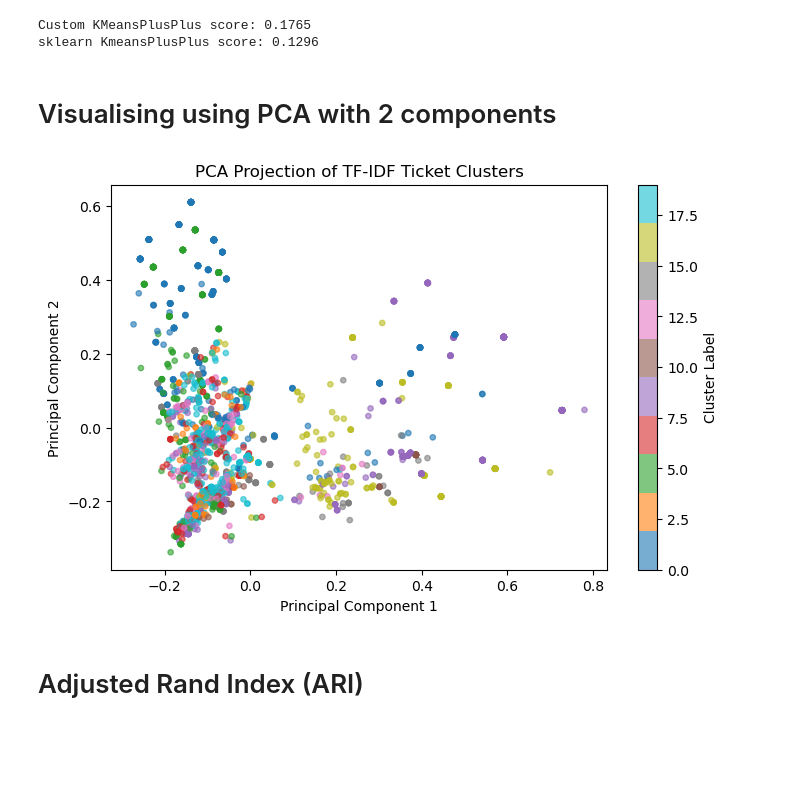
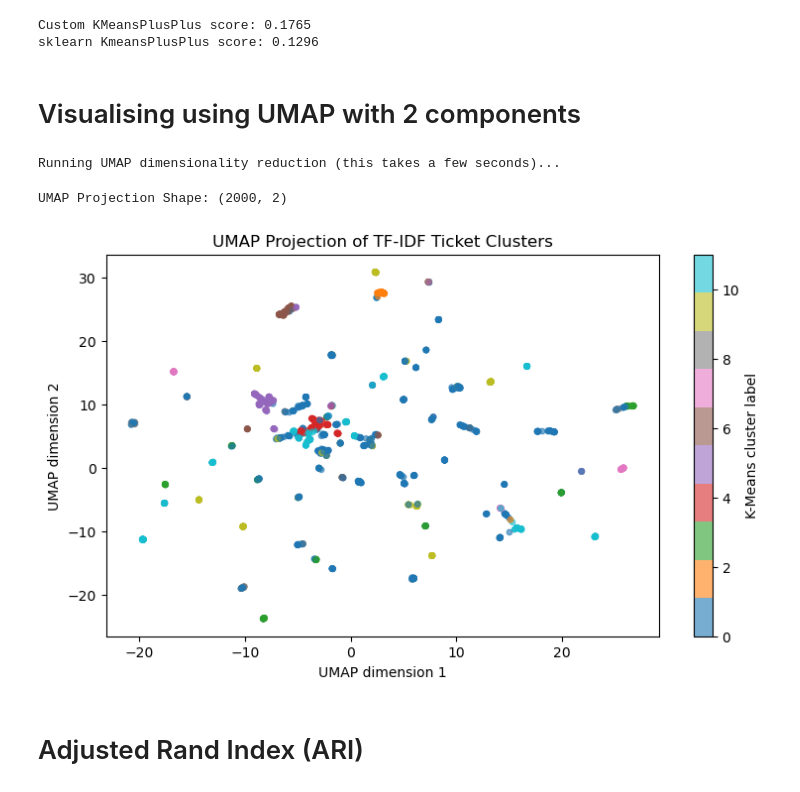
Before and after one commit to Sathwik-007/ticket-intelligence, a Jupyter notebook: notebooks/03_kmeans_scratch.ipynb, the cells around one changed output. Saved outputs shown, nothing was run; the diff lists cells and outputs as text; code cells hidden in the pictures; blank space fills up the shorter version.

```diff
--- a/notebooks/03_kmeans_scratch.ipynb
+++ b/notebooks/03_kmeans_scratch.ipynb
@@ -285,24 +285,57 @@ print(f'sklearn KmeansPlusPlus score: {sklearn_sil_score:.4f}')
 Custom KMeansPlusPlus score: 0.1765
 sklearn KmeansPlusPlus score: 0.1296
 # %% [markdown]
-# Visualising using PCA with 2 components
+# Visualising using UMAP with 2 components
 # %%
-from sklearn.decomposition import PCA
+from matplotlib import pyplot as plt
+import umap
 
-pca = PCA(n_components=2, random_state=42)
-X_pca = pca.fit_transform(X)
+umap_reducer = umap.UMAP(
+    n_components=2,
+    metric='cosine',
+    min_dist=0.1,
+    n_neighbors=15,
+    random_state=42
+)
 
-plt.figure(figsize=(8, 5))
-# Scatter plot, colored by the K-Means labels
-scatter = plt.scatter(X_pca[:, 0], X_pca[:, 1], c=model.labels, cmap='tab10', alpha=0.6, s=15)
+print("Running UMAP dimensionality reduction (this takes a few seconds)...")
+X_umap = umap_reducer.fit_transform(X)
+print(f"UMAP Projection Shape: {X_umap.shape}")
 
-plt.title("PCA Projection of TF-IDF Ticket Clusters")
-plt.xlabel("Principal Component 1")
-plt.ylabel("Principal Component 2")
-plt.colorbar(scatter, label="Cluster Label")
+plt.figure(figsize=(9,5))
+scatter = plt.scatter(
+    X_umap[:, 0],
+    X_umap[:, 1],
+    c=km.fit_predict(X),
+    cmap='tab10',
+    alpha=0.6,
+    s=15
+)
+
+plt.title("UMAP Projection of TF-IDF Ticket Clusters")
+plt.xlabel('UMAP dimension 1')
+plt.ylabel('UMAP dimension 2')
+plt.colorbar(scatter, label="K-Means cluster label")
 plt.show()
+
+# from sklearn.decomposition import PCA
+
+# pca = PCA(n_components=2, random_state=42)
+# X_pca = pca.fit_transform(X)
+
+# plt.figure(figsize=(8, 5))
+# # Scatter plot, colored by the K-Means labels
+# scatter = plt.scatter(X_pca[:, 0], X_pca[:, 1], c=model.labels, cmap='tab10', alpha=0.6, s=15)
+
+# plt.title("PCA Projection of TF-IDF Ticket Clusters")
+# plt.xlabel("Principal Component 1")
+# plt.ylabel("Principal Component 2")
+# plt.colorbar(scatter, label="Cluster Label")
+# plt.show()
 # %% [output]
+Running UMAP dimensionality reduction (this takes a few seconds)...
+UMAP Projection Shape: (2000, 2)
-[figure, old version]
+[figure, new version]
 # %% [markdown]
 # Adjusted Rand Index (ARI)
 # %%
```
Also changed, not shown: 6 other files.
